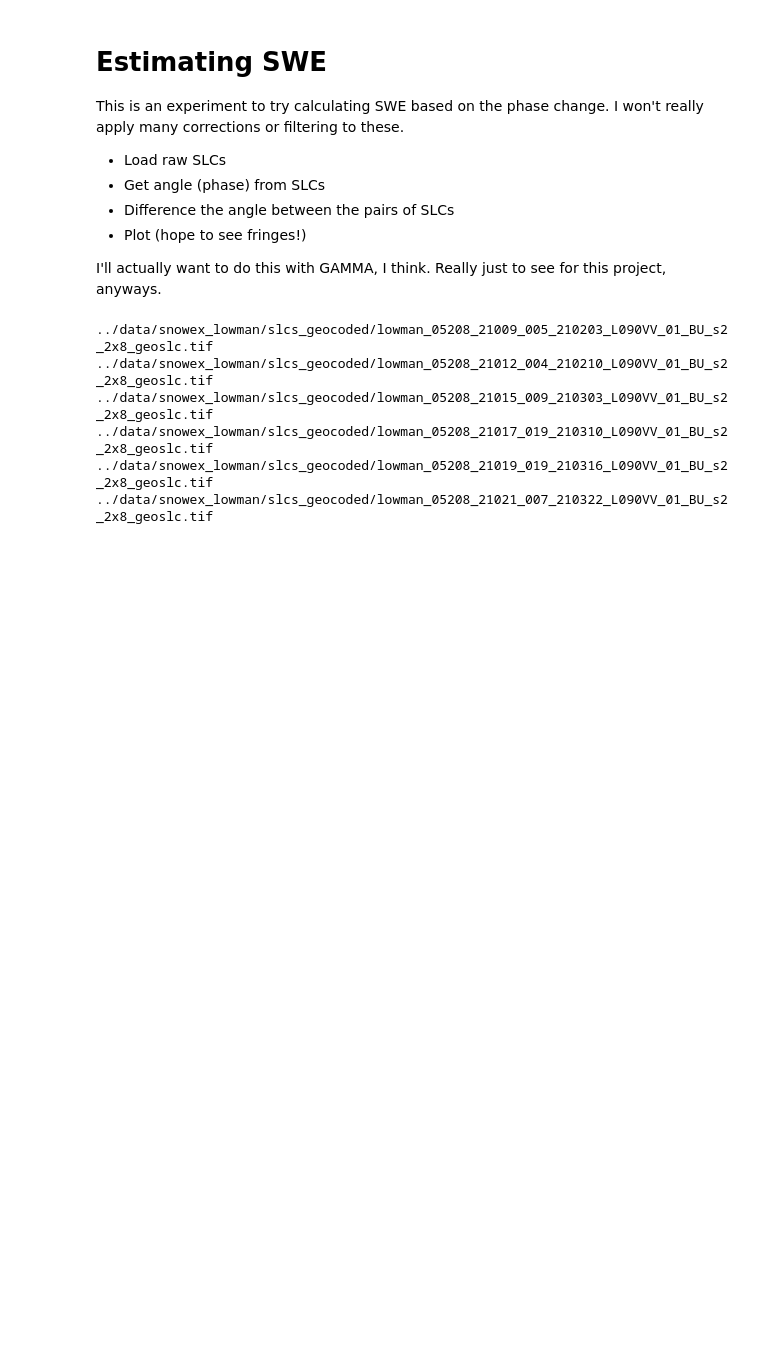
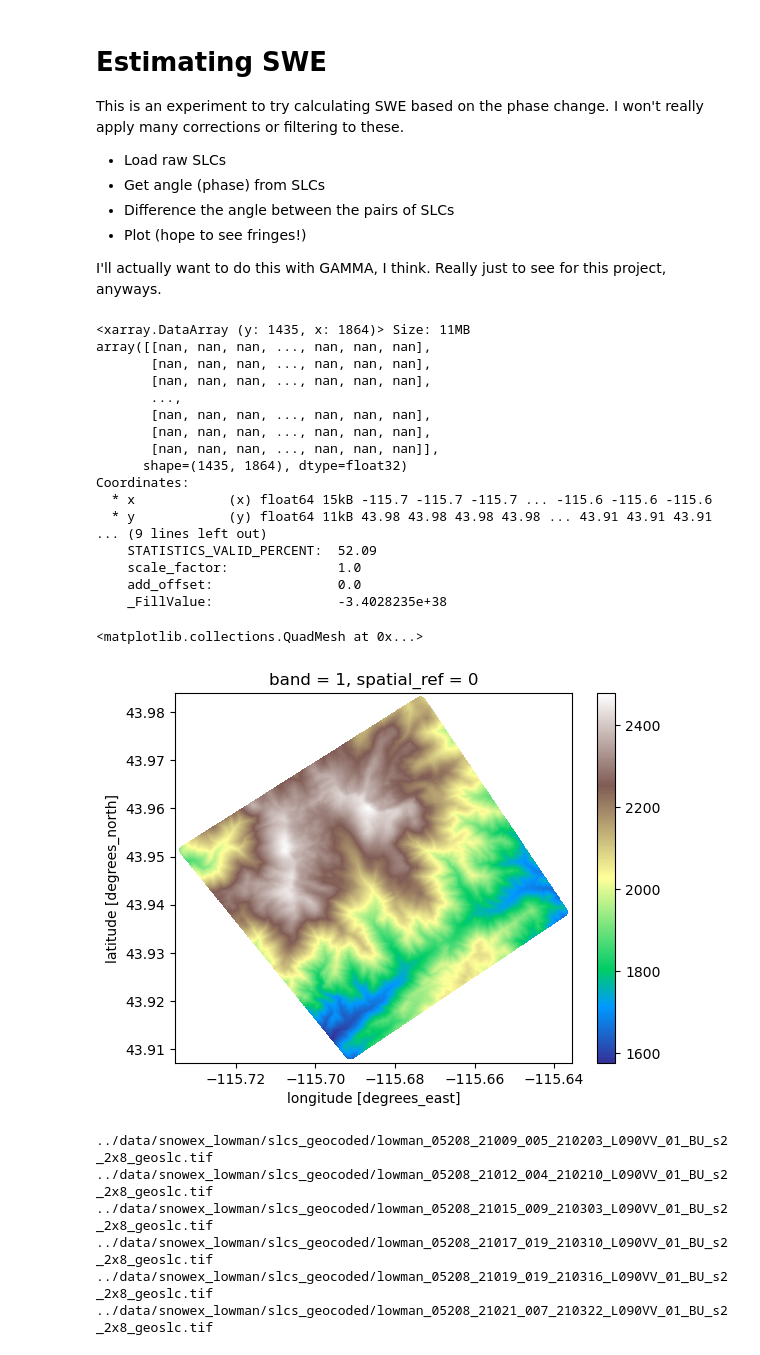
Before and after one commit to julober/snowex_uavsar_coherence, a Jupyter notebook: notebooks/swe-estimate.ipynb, the cells around one changed output. Cells and saved outputs as stored; diff of their text form; code cells hidden in the pictures; blank space fills up the shorter version.

```diff
--- a/notebooks/swe-estimate.ipynb
+++ b/notebooks/swe-estimate.ipynb
@@ -31,6 +32,44 @@ data_dir = '../data/snowex_lowman/slcs_geocoded/'
 in_dir = Path(data_dir)
 slcs_05208 = sorted(list(in_dir.glob('*05208_21*geoslc.tif')))
 # anns_05208 = sorted(list(in_dir.glob('*05208_21*.ann')))
+# %%
+# load dem
+res = 5  # desired resolution in meters
+dem_dir = '../data/snowex_lowman/snex_qsi_lidar/'
+dem = rxa.open_rasterio(dem_dir + 'SNEX20_QSI_DEM_0.5M_USIDMC_20210917_20210917.tif')
+resampled_dem = dem.rio.reproject(
+        dem.rio.crs, # Reproject to the same CRS
+        resampling=Resampling.average, # Use average for DEM aggregation
+        resolution=(res, res)
+    )
+reprojected_dem = resampled_dem.rio.reproject(
+        stack[0].rio.crs, # Reproject to the CRS of the radar data
+    )
+reprojected_dem = reprojected_dem.squeeze()  # remove band dimension
+reprojected_dem = reprojected_dem.where(reprojected_dem != dem.rio.nodata)  # set nodata values to NaN
+
+# print(reprojected_dem)
+reprojected_dem.plot(cmap = 'terrain')
+# %% [output]
+<xarray.DataArray (y: 1435, x: 1864)> Size: 11MB
+array([[nan, nan, nan, ..., nan, nan, nan],
+       [nan, nan, nan, ..., nan, nan, nan],
+       [nan, nan, nan, ..., nan, nan, nan],
+       ...,
+       [nan, nan, nan, ..., nan, nan, nan],
+       [nan, nan, nan, ..., nan, nan, nan],
+       [nan, nan, nan, ..., nan, nan, nan]],
+      shape=(1435, 1864), dtype=float32)
+Coordinates:
+  * x            (x) float64 15kB -115.7 -115.7 -115.7 ... -115.6 -115.6 -115.6
+  * y            (y) float64 11kB 43.98 43.98 43.98 43.98 ... 43.91 43.91 43.91
+... (9 lines left out)
+    STATISTICS_VALID_PERCENT:  52.09
+    scale_factor:              1.0
+    add_offset:                0.0
+    _FillValue:                -3.4028235e+38
+<matplotlib.collections.QuadMesh at 0x...>
+[figure, added]
 # %%
 # for the non-geocoded SLCs
 # d = read_annotation(anns_05208[0])
```
Also changed, not shown: parts of 7 cells of this notebook, 1 other file.
